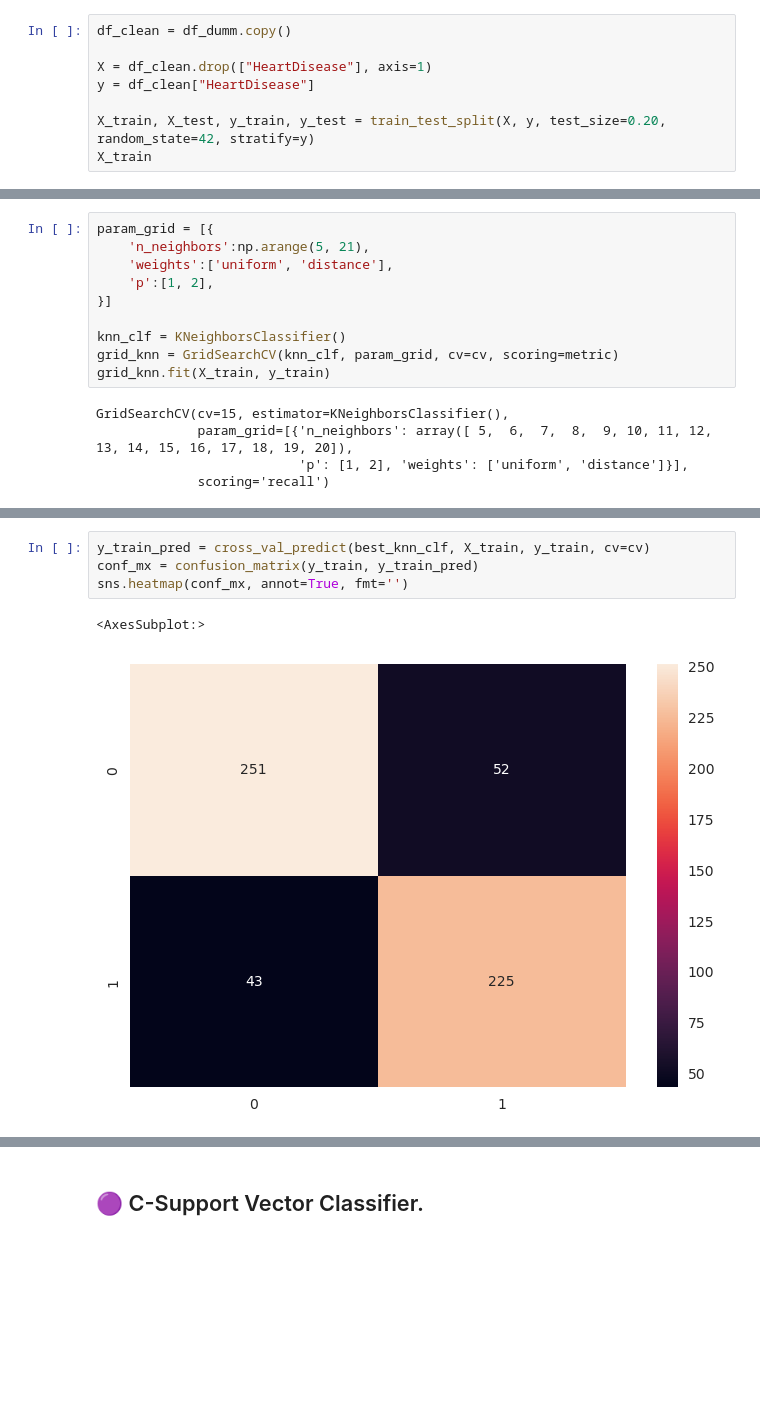
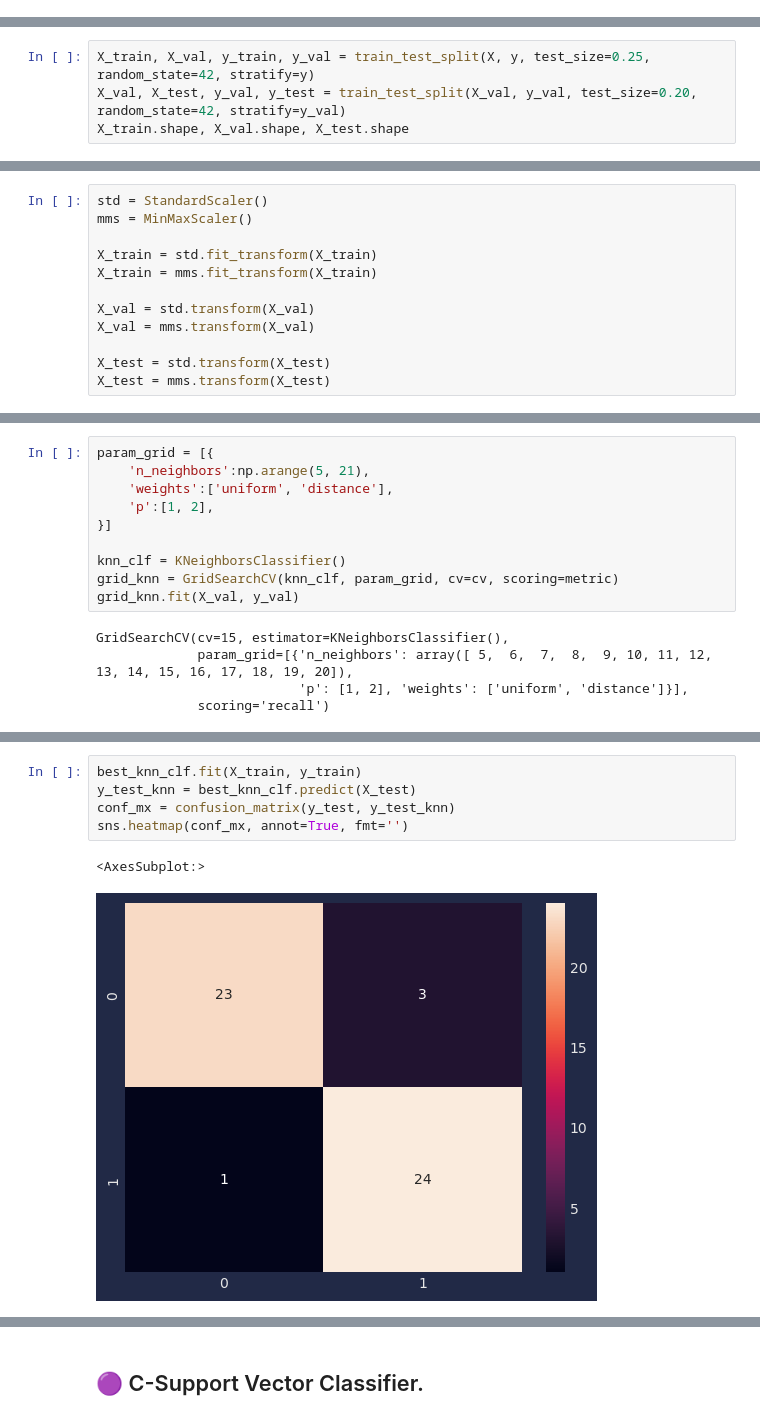
Before and after one commit to aletbm/Cardiovascular-Diseases_EDA-Modeling, a Jupyter notebook: cardiovascular-diseases-eda-modeling.ipynb, the cells around one changed output, grey strips where cells are left out. Saved outputs shown, nothing was run; the diff lists cells and outputs as text; blank space fills up the shorter version.

Commit message:
Kaggle Notebook | Cardiovascular Diseases - EDA + Modeling 🏥 | Version 26

```diff
--- a/cardiovascular-diseases-eda-modeling.ipynb
+++ b/cardiovascular-diseases-eda-modeling.ipynb
@@ -439,9 +467 @@ Name: HeartDisease, dtype: float64
 # ✂️ Division into training and test sets
-# %%
-df_clean = df_dumm.copy()
-
-X = df_clean.drop(["HeartDisease"], axis=1)
-y = df_clean["HeartDisease"]
-
-X_train, X_test, y_train, y_test = train_test_split(X, y, test_size=0.20, random_state=42, stratify=y)
-X_train
@@ -477,0 +468,4 @@ X_test
+# %%
+X_train, X_val, y_train, y_val = train_test_split(X, y, test_size=0.25, random_state=42, stratify=y)
+X_val, X_test, y_val, y_test = train_test_split(X_val, y_val, test_size=0.20, random_state=42, stratify=y_val)
+X_train.shape, X_val.shape, X_test.shape
@@ -478,3 +476,15 @@ X_test
+# %%
+std = StandardScaler()
+mms = MinMaxScaler()
+
+X_train = std.fit_transform(X_train)
+X_train = mms.fit_transform(X_train)
+
+X_val = std.transform(X_val)
+X_val = mms.transform(X_val)
+
+X_test = std.transform(X_test)
+X_test = mms.transform(X_test)
 # %% [markdown]
 ****
 
@@ -561,7 +571,7 @@ param_grid = [{
 
 knn_clf = KNeighborsClassifier()
 grid_knn = GridSearchCV(knn_clf, param_grid, cv=cv, scoring=metric)
-grid_knn.fit(X_train, y_train)
+grid_knn.fit(X_val, y_val)
 # %% [output]
 GridSearchCV(cv=15, estimator=KNeighborsClassifier(),
              param_grid=[{'n_neighbors': array([ 5,  6,  7,  8,  9, 10, 11, 12, 13, 14, 15, 16, 17, 18, 19, 20]),
@@ -575,8 +585,9 @@ grid_knn.best_params_
 # %%
-y_train_pred = cross_val_predict(best_knn_clf, X_train, y_train, cv=cv)
-conf_mx = confusion_matrix(y_train, y_train_pred)
+best_knn_clf.fit(X_train, y_train)
+y_test_knn = best_knn_clf.predict(X_test)
+conf_mx = confusion_matrix(y_test, y_test_knn)
 sns.heatmap(conf_mx, annot=True, fmt='')
 # %% [output]
 <AxesSubplot:>
-[figure, old version]
+[figure, new version]
 # %%
```
Also changed, not shown: parts of 92 cells of this notebook.
